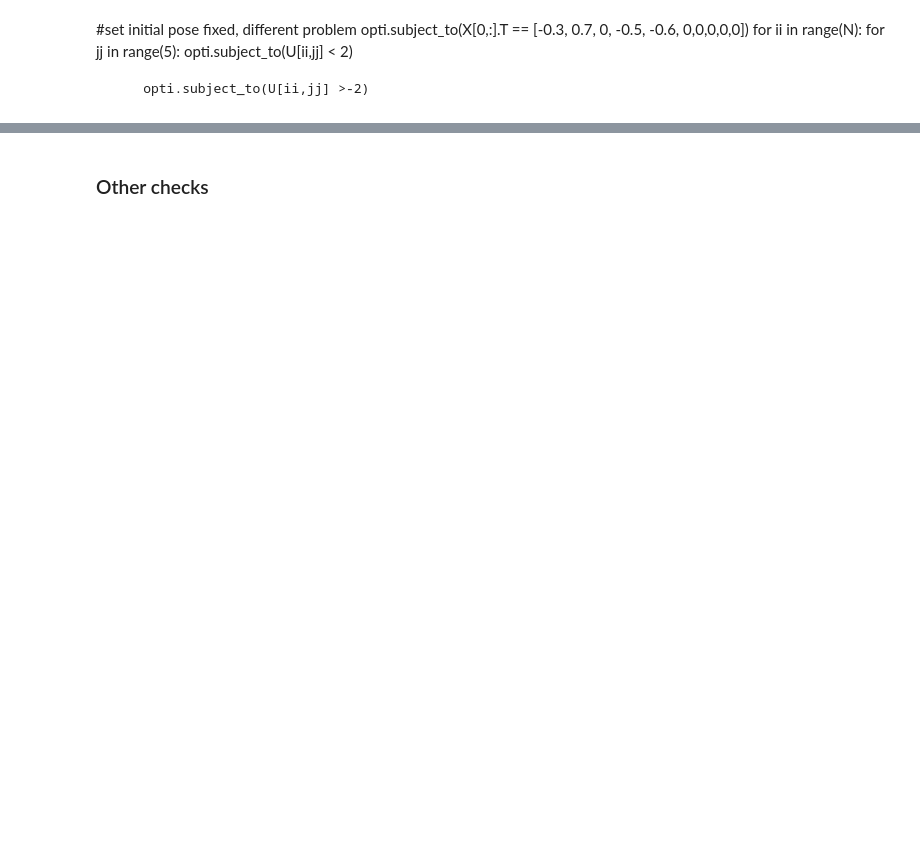
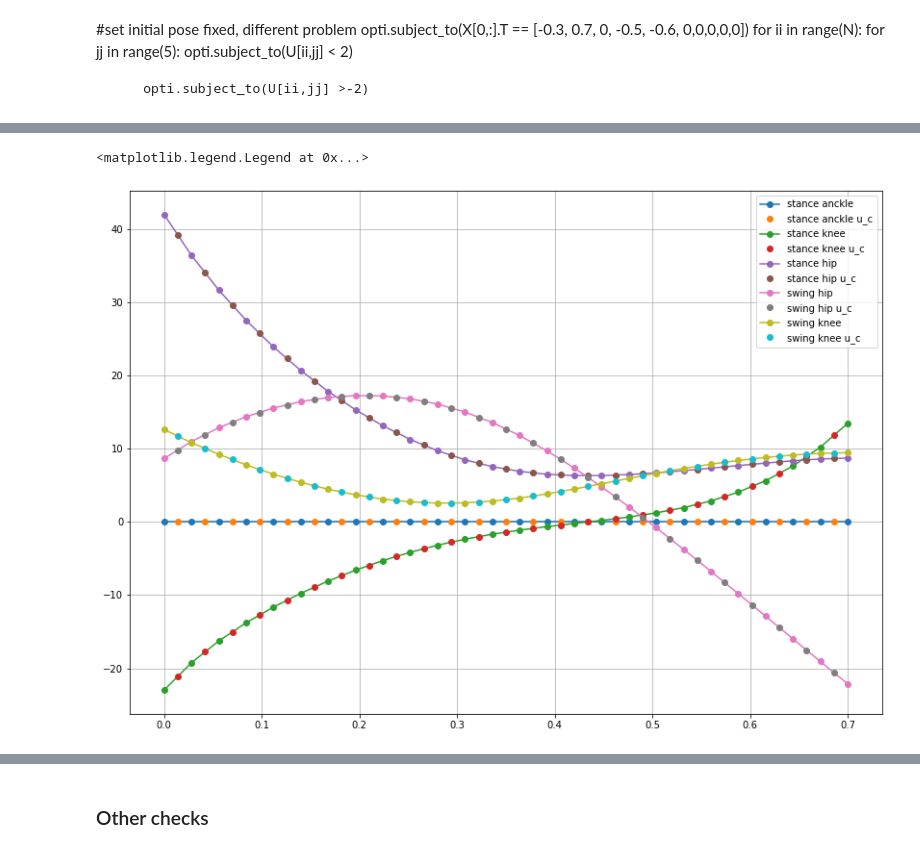
Before and after one commit to AunSiro/Second-Order-Schemes, a Jupyter notebook: Five-Link-Biped.ipynb, the cells around one changed output, grey strips where cells are left out. Drawn from its saved outputs; the diff is of its cells as text; code cells hidden in the pictures; blank space fills up the shorter version.

```diff
--- a/Five-Link-Biped.ipynb
+++ b/Five-Link-Biped.ipynb
@@ -353,11 +454,15 @@ for ii in range(1,N):
 #Dynamics Constraints:
 for ii in range(N+1):
     opti.subject_to(imp_dyn_x_f_cas(X[ii,:], X_dot[ii,:], U[ii,:], [], Params_opti) == 0)
+for ii in range(N):
+    opti.subject_to(X_c[ii,:] == hs_half_x(X[ii,:], X[ii+1,:], X_dot[ii,:], X_dot[ii+1,:], T/N))
+    opti.subject_to(imp_dyn_x_f_cas(X_c[ii,:], X_dot_c[ii,:], U_c[ii,:], [], Params_opti) == 0)
 # %%
 #Scheme Constraints
-cas_accel_restr = accelrestriction2casadi(trapz_accel_restr, 5)
+#cas_accel_restr = accelrestriction2casadi(trapz_accel_restr, 5)
+cas_accel_restr = accelrestriction2casadi(hs_accel_restr, 5, 5)
 for ii in range(N):
-    opti.subject_to(cas_accel_restr(X[ii,:], X[ii+1,:], X_dot[ii, 5:], X_dot[ii+1, 5:],T/N, []) == 0)
+    opti.subject_to(cas_accel_restr(X[ii,:], X[ii+1,:], X_dot[ii, 5:], X_dot[ii+1, 5:],T/N, X_dot_c[ii,5:]) == 0)
 # %%
 opti.set_value(T, 0.7)#0.7
 opti.set_value(D, 0.5)
@@ -383,9 +488,16 @@ q_dot_guess = (q_1_guess - q_0_guess) * np.ones([N+1,1])/opti.value(T)
 opti.set_initial(X[:,:5], q_guess)
 opti.set_initial(X[:,5:], q_dot_guess)
 
+opti.set_initial(X_c[:,:5], (q_guess[:-1,:]+q_guess[1:,:])/2)
+opti.set_initial(X_c[:,5:], q_dot_guess[:-1,:])
+
 opti.set_initial(X_dot[:,:5], q_dot_guess)
 opti.set_initial(X_dot[:,5:], 0)
 
+opti.set_initial(X_dot_c[:,:5], q_dot_guess[:-1,:])
+opti.set_initial(X_dot_c[:,5:], 0)
+
 opti.set_initial(U, 0)
+opti.set_initial(U_c, 0)
 # %%
 sol = opti.solve()
@@ -392,15 +522,22 @@ sol = opti.solve()
 # %%
 U_sol = sol.value(U)
+U_c_sol = sol.value(U_c)
 X_sol = sol.value(X)
+X_c_sol = sol.value(X_c)
 T_sol = sol.value(T)
 T_sol_arr = np.linspace(0, T_sol, N+1)
+T_c_arr = (T_sol_arr[:-1]+T_sol_arr[1:])/2
 # %%
 plt.figure(figsize=[14,10])
 labels= ['stance anckle', 'stance knee', 'stance hip', 'swing hip', 'swing knee']
 for ii in range(5):
-    plt.plot(U_sol[:,ii], label = labels[ii])
+    plt.plot(T_sol_arr,U_sol[:,ii], marker = 'o', label = labels[ii])
+    plt.plot(T_c_arr,U_c_sol[:,ii], 'o', label = labels[ii] + ' u_c')
 plt.grid()
 plt.legend()
+# %% [output]
+<matplotlib.legend.Legend at 0x...>
+[figure, added]
 # %%
 plt.figure(figsize=[14,10])
 labels= ['stance tibia', 'stance femur', 'torso', 'swing femur', 'swing tibia']
```
Also changed, not shown: parts of 37 cells of this notebook, 1 other file.
